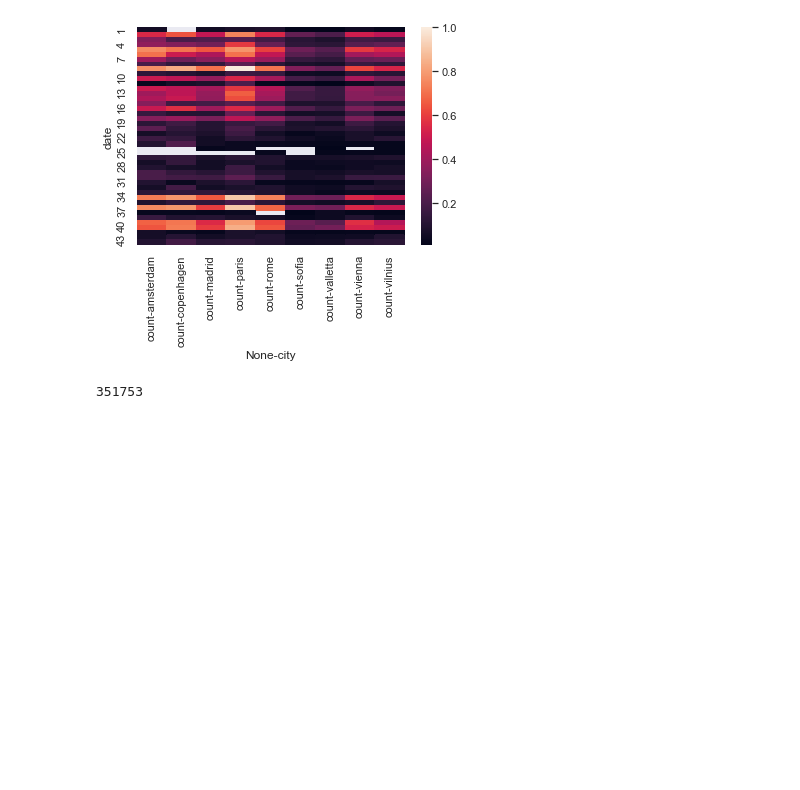
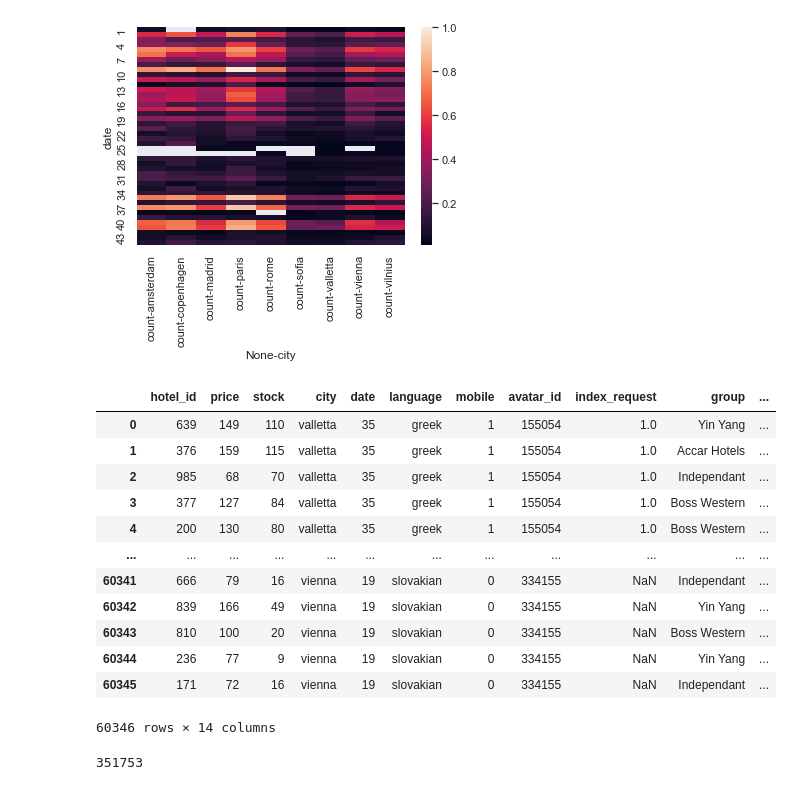
Before and after one commit to elisaduz/Defi-IA-2023, a Jupyter notebook: Defi-IA-modele.ipynb, the cells around one changed output. Saved outputs shown, nothing was run; the diff lists cells and outputs as text; code cells hidden in the pictures; blank space fills up the shorter version.

```diff
--- a/Defi-IA-modele.ipynb
+++ b/Defi-IA-modele.ipynb
@@ -45,6 +45,22 @@ data_train1=data_train1.drop(['Unnamed: 0'],axis=1)
 # %%
 data_train2=pd.read_csv('./Datatrain/test_requete_features.csv')
 data_train2=data_train2.drop(['Unnamed: 0'],axis=1)
+# %%
+data_train1
+# %% [output]
+|  | hotel_id | price | stock | city | date | language | mobile | avatar_id | index_request | group | ... |
+| 0 | 639 | 149 | 110 | valletta | 35 | greek | 1 | 155054 | 1.0 | Yin Yang | ... |
+| 1 | 376 | 159 | 115 | valletta | 35 | greek | 1 | 155054 | 1.0 | Accar Hotels | ... |
+| 2 | 985 | 68 | 70 | valletta | 35 | greek | 1 | 155054 | 1.0 | Independant | ... |
+| 3 | 377 | 127 | 84 | valletta | 35 | greek | 1 | 155054 | 1.0 | Boss Western | ... |
+| 4 | 200 | 130 | 80 | valletta | 35 | greek | 1 | 155054 | 1.0 | Boss Western | ... |
+| ... | ... | ... | ... | ... | ... | ... | ... | ... | ... | ... | ... |
+| 60341 | 666 | 79 | 16 | vienna | 19 | slovakian | 0 | 334155 | NaN | Independant | ... |
+| 60342 | 839 | 166 | 49 | vienna | 19 | slovakian | 0 | 334155 | NaN | Yin Yang | ... |
+| 60343 | 810 | 100 | 20 | vienna | 19 | slovakian | 0 | 334155 | NaN | Boss Western | ... |
+| 60344 | 236 | 77 | 9 | vienna | 19 | slovakian | 0 | 334155 | NaN | Yin Yang | ... |
+| 60345 | 171 | 72 | 16 | vienna | 19 | slovakian | 0 | 334155 | NaN | Independant | ... |
+60346 rows × 14 columns
 # %%
 data_train2['index_request']=0
 # %%
```
Also changed, not shown: parts of 9 cells of this notebook, 9 other files.
